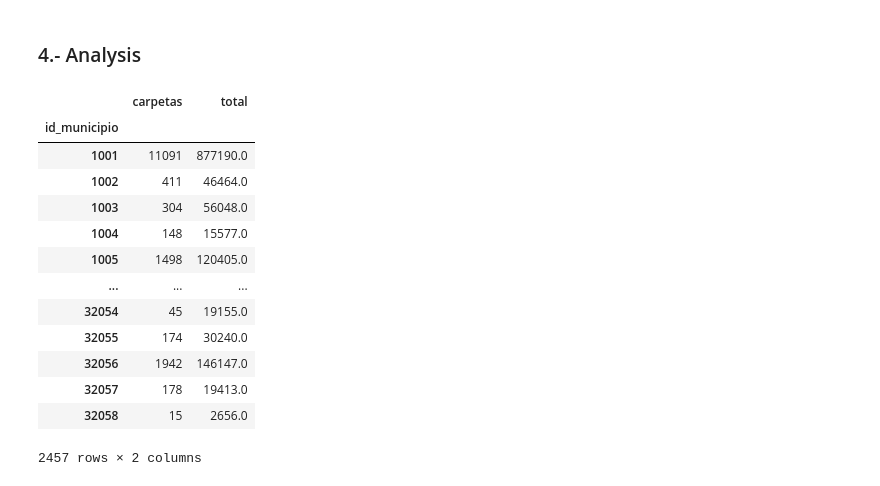
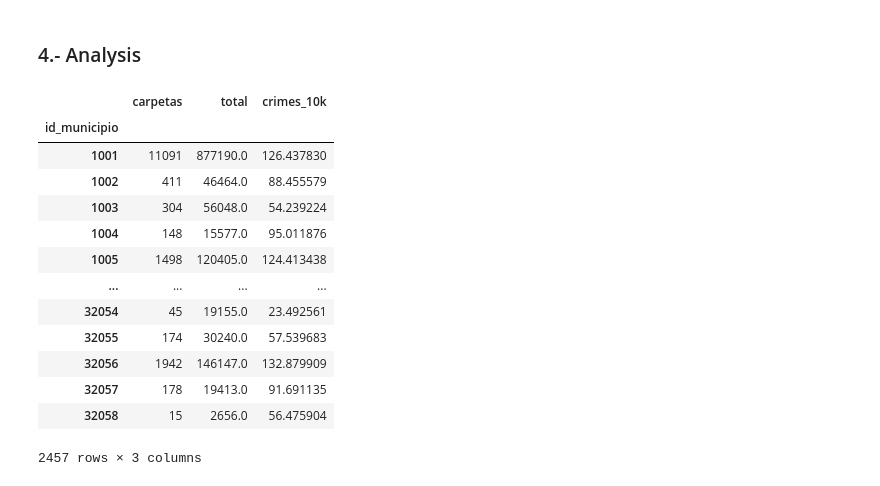
Before and after one commit to kevinmiguel97/Criminality-Analysis-Mexico, a Jupyter notebook: Crime_analysis.ipynb, the cells around one changed output. Cells and saved outputs as stored; diff of their text form; code cells hidden in the pictures.

Commit message:
Crimes per 10k

```diff
--- a/Crime_analysis.ipynb
+++ b/Crime_analysis.ipynb
@@ -629,19 +629,23 @@ df_pop
 # %%
 # Aggregating crimes by id_municipio
 crimes_by_municipio = df_pop.groupby('id_municipio').agg({'carpetas': np.sum, 'total': np.mean})
+
+# Generating crimes per 10000 people
+crimes_by_municipio['crimes_10k'] = (crimes_by_municipio['carpetas'] / crimes_by_municipio['total']) * 10000
+
 crimes_by_municipio
 # %% [output]
-|  | carpetas | total |
-| id_municipio |  |  |
-| 1001 | 11091 | 877190.0 |
-| 1002 | 411 | 46464.0 |
-| 1003 | 304 | 56048.0 |
-| 1004 | 148 | 15577.0 |
-| 1005 | 1498 | 120405.0 |
-| ... | ... | ... |
-| 32054 | 45 | 19155.0 |
-| 32055 | 174 | 30240.0 |
-| 32056 | 1942 | 146147.0 |
-| 32057 | 178 | 19413.0 |
-| 32058 | 15 | 2656.0 |
+|  | carpetas | total | crimes_10k |
+| id_municipio |  |  |  |
+| 1001 | 11091 | 877190.0 | 126.437830 |
+| 1002 | 411 | 46464.0 | 88.455579 |
+| 1003 | 304 | 56048.0 | 54.239224 |
+| 1004 | 148 | 15577.0 | 95.011876 |
+| 1005 | 1498 | 120405.0 | 124.413438 |
+| ... | ... | ... | ... |
+| 32054 | 45 | 19155.0 | 23.492561 |
+| 32055 | 174 | 30240.0 | 57.539683 |
+| 32056 | 1942 | 146147.0 | 132.879909 |
+| 32057 | 178 | 19413.0 | 91.691135 |
+| 32058 | 15 | 2656.0 | 56.475904 |
-2457 rows × 2 columns
+2457 rows × 3 columns
```
